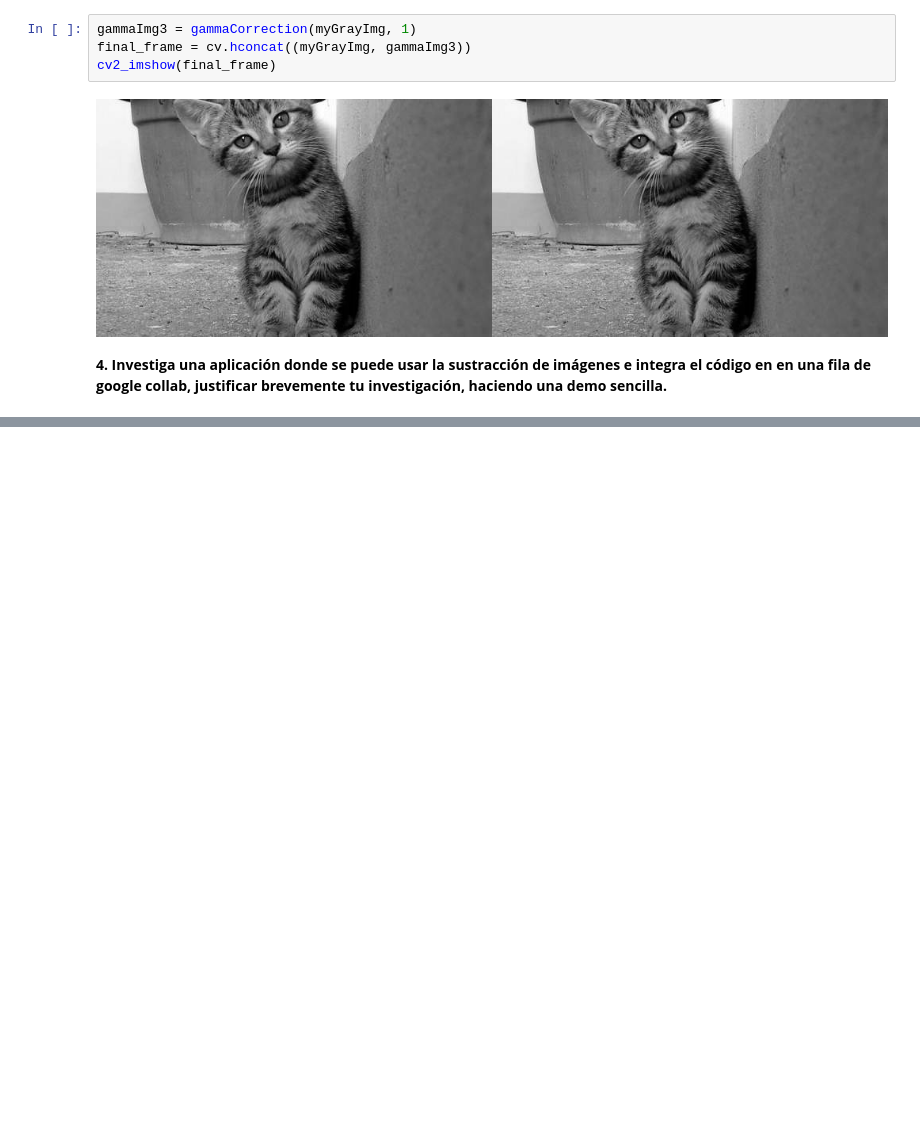
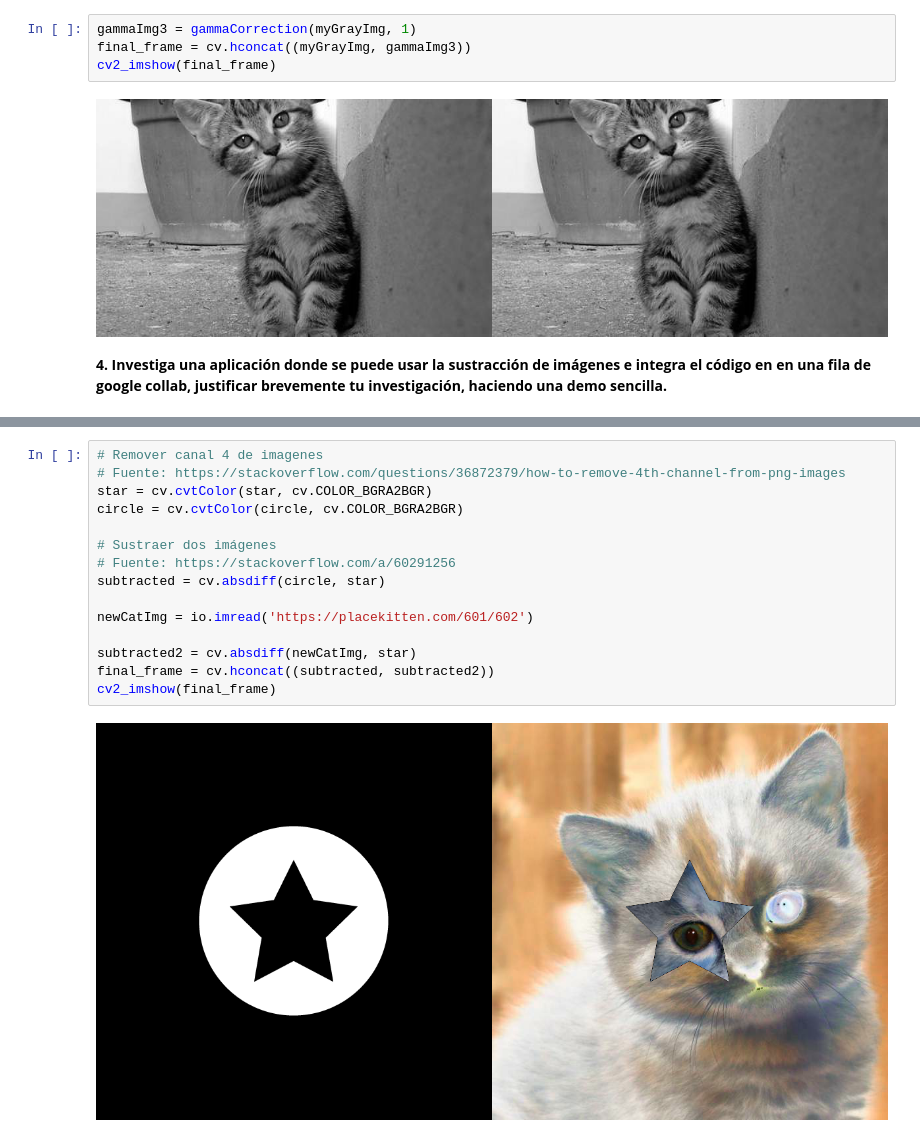
Before and after one commit to andreac941/ComputerVision-Eq3, a Jupyter notebook: SimpleImageProcessing_Eq10.ipynb, the cells around one changed output, grey strips where cells are left out. Drawn from its saved outputs; the diff is of its cells as text; blank space fills up the shorter version.

```diff
--- a/SimpleImageProcessing_Eq10.ipynb
+++ b/SimpleImageProcessing_Eq10.ipynb
@@ -89,0 +103,17 @@ cv2_imshow(final_frame)
+# %%
+# Remover canal 4 de imagenes
+# Fuente: https://stackoverflow.com/questions/36872379/how-to-remove-4th-channel-from-png-images
+star = cv.cvtColor(star, cv.COLOR_BGRA2BGR)
+circle = cv.cvtColor(circle, cv.COLOR_BGRA2BGR)
+
+# Sustraer dos imágenes
+# Fuente: https://stackoverflow.com/a/60291256
+subtracted = cv.absdiff(circle, star)
+
+newCatImg = io.imread('https://placekitten.com/601/602')
+
+subtracted2 = cv.absdiff(newCatImg, star)
+final_frame = cv.hconcat((subtracted, subtracted2))
+cv2_imshow(final_frame)
+# %% [output]
+[figure, added]
```
Also changed, not shown: parts of 2 cells of this notebook.
